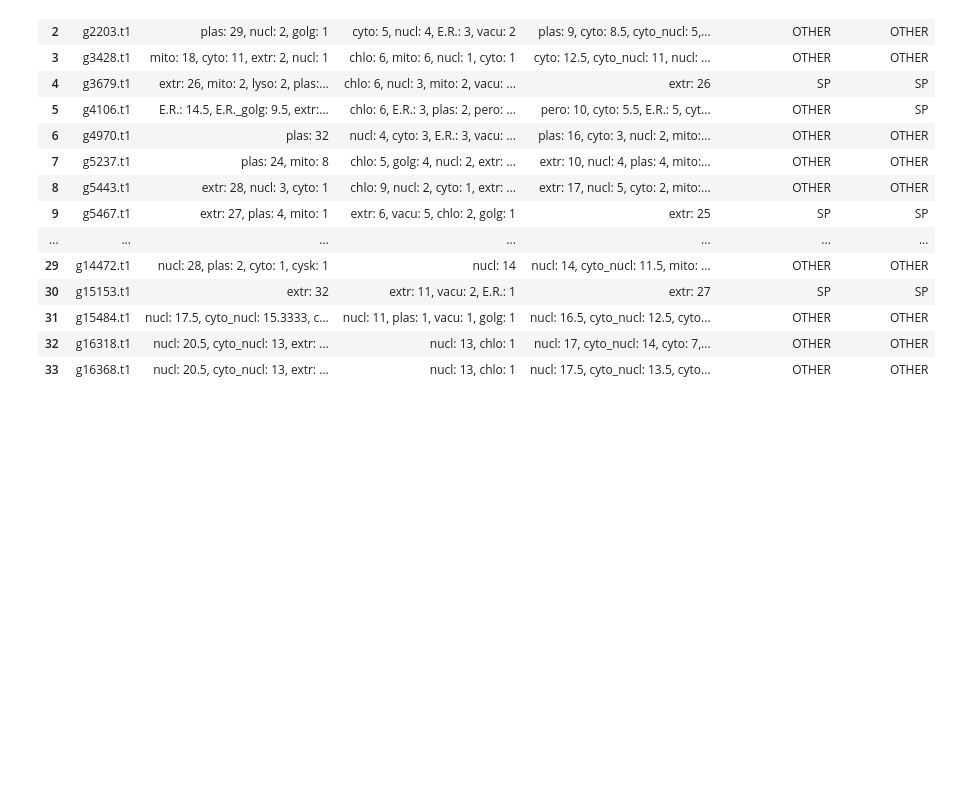
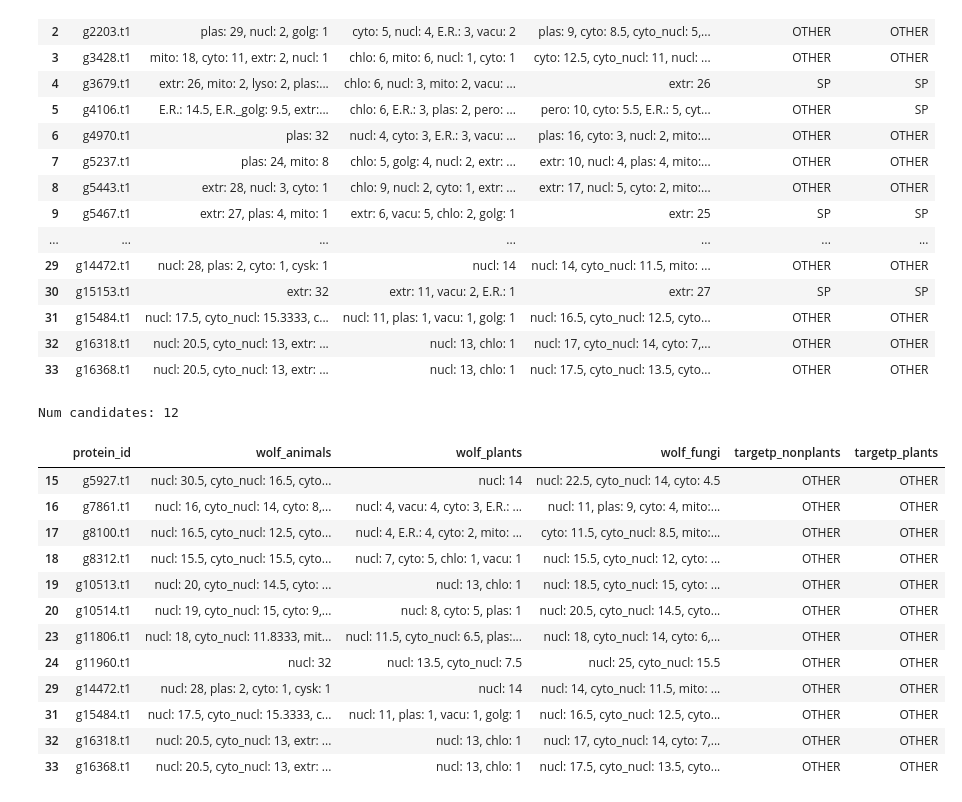
Before and after one commit to Nik9kin/workshopsBI, a Jupyter notebook: Project4/Lab_Notebook.ipynb, the cells around one changed output. Saved outputs shown, nothing was run; the diff lists cells and outputs as text; code cells hidden in the pictures; blank space fills up the shorter version.

```diff
--- a/Project4/Lab_Notebook.ipynb
+++ b/Project4/Lab_Notebook.ipynb
@@ -633,4 +562,25 @@ candidates
 | 31 | g15484.t1 | nucl: 17.5, cyto_nucl: 15.3333, c... | nucl: 11, plas: 1, vacu: 1, golg: 1 | nucl: 16.5, cyto_nucl: 12.5, cyto... | OTHER | OTHER |
 | 32 | g16318.t1 | nucl: 20.5, cyto_nucl: 13, extr: ... | nucl: 13, chlo: 1 | nucl: 17, cyto_nucl: 14, cyto: 7,... | OTHER | OTHER |
 | 33 | g16368.t1 | nucl: 20.5, cyto_nucl: 13, extr: ... | nucl: 13, chlo: 1 | nucl: 17.5, cyto_nucl: 13.5, cyto... | OTHER | OTHER |
+# %%
+candidates = candidates[(candidates["wolf_animals"].str.startswith("nucl")) &
+                        (candidates["targetp_nonplants"] == "OTHER")
+                       ]
+print(f"Num candidates: {len(candidates)}")
+candidates
+# %% [output]
+Num candidates: 12
+|  | protein_id | wolf_animals | wolf_plants | wolf_fungi | targetp_nonplants | targetp_plants |
+| 15 | g5927.t1 | nucl: 30.5, cyto_nucl: 16.5, cyto... | nucl: 14 | nucl: 22.5, cyto_nucl: 14, cyto: 4.5 | OTHER | OTHER |
+| 16 | g7861.t1 | nucl: 16, cyto_nucl: 14, cyto: 8,... | nucl: 4, vacu: 4, cyto: 3, E.R.: ... | nucl: 11, plas: 9, cyto: 4, mito:... | OTHER | OTHER |
+| 17 | g8100.t1 | nucl: 16.5, cyto_nucl: 12.5, cyto... | nucl: 4, E.R.: 4, cyto: 2, mito: ... | cyto: 11.5, cyto_nucl: 8.5, mito:... | OTHER | OTHER |
+| 18 | g8312.t1 | nucl: 15.5, cyto_nucl: 15.5, cyto... | nucl: 7, cyto: 5, chlo: 1, vacu: 1 | nucl: 15.5, cyto_nucl: 12, cyto: ... | OTHER | OTHER |
+| 19 | g10513.t1 | nucl: 20, cyto_nucl: 14.5, cyto: ... | nucl: 13, chlo: 1 | nucl: 18.5, cyto_nucl: 15, cyto: ... | OTHER | OTHER |
+| 20 | g10514.t1 | nucl: 19, cyto_nucl: 15, cyto: 9,... | nucl: 8, cyto: 5, plas: 1 | nucl: 20.5, cyto_nucl: 14.5, cyto... | OTHER | OTHER |
+| 23 | g11806.t1 | nucl: 18, cyto_nucl: 11.8333, mit... | nucl: 11.5, cyto_nucl: 6.5, plas:... | nucl: 18, cyto_nucl: 14, cyto: 6,... | OTHER | OTHER |
+| 24 | g11960.t1 | nucl: 32 | nucl: 13.5, cyto_nucl: 7.5 | nucl: 25, cyto_nucl: 15.5 | OTHER | OTHER |
+| 29 | g14472.t1 | nucl: 28, plas: 2, cyto: 1, cysk: 1 | nucl: 14 | nucl: 14, cyto_nucl: 11.5, mito: ... | OTHER | OTHER |
+| 31 | g15484.t1 | nucl: 17.5, cyto_nucl: 15.3333, c... | nucl: 11, plas: 1, vacu: 1, golg: 1 | nucl: 16.5, cyto_nucl: 12.5, cyto... | OTHER | OTHER |
+| 32 | g16318.t1 | nucl: 20.5, cyto_nucl: 13, extr: ... | nucl: 13, chlo: 1 | nucl: 17, cyto_nucl: 14, cyto: 7,... | OTHER | OTHER |
+| 33 | g16368.t1 | nucl: 20.5, cyto_nucl: 13, extr: ... | nucl: 13, chlo: 1 | nucl: 17.5, cyto_nucl: 13.5, cyto... | OTHER | OTHER |
 # %%
```
Also changed, not shown: parts of 11 cells of this notebook, 3 other files.
